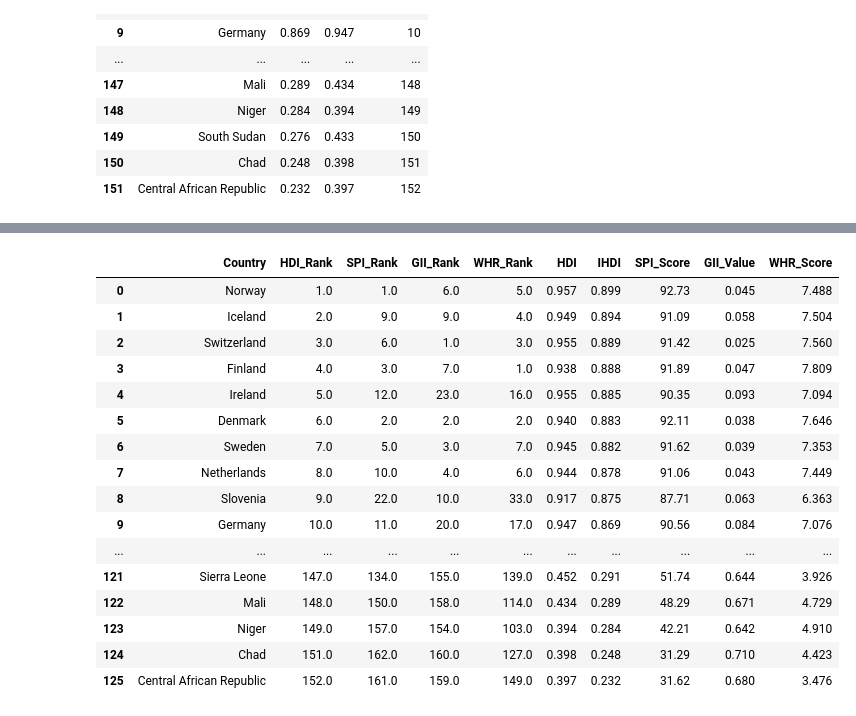
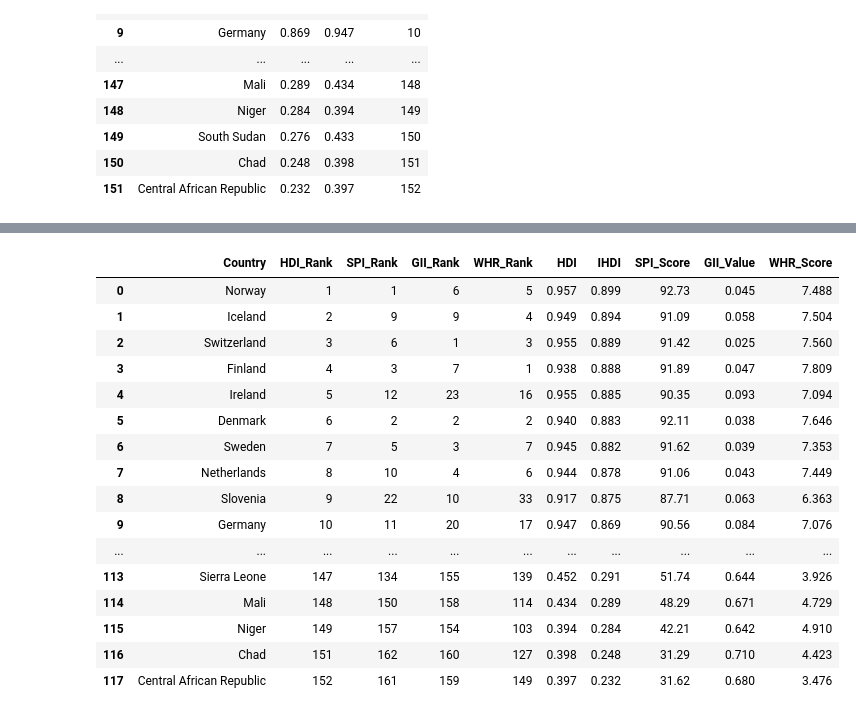
Before and after one commit to alebel94/IHDI-Scrapping-Analysis, a Jupyter notebook: data_graphing.ipynb, the cells around one changed output, grey strips where cells are left out. Cells and saved outputs as stored; diff of their text form; code cells hidden in the pictures.

```diff
--- a/data_graphing.ipynb
+++ b/data_graphing.ipynb
@@ -28,7 +28,6 @@ import pycountry_convert as pc
 # Inequality Human Development Index (IHDI)
 ihdi = pd.read_csv('csv_final_project/Inequality-Adjusted_HDI/Inequality_Adjusted_HDI_(IHDI)_(2020 report).csv', sep = ',').iloc[:, 1:]
 ihdi.rename(columns={'Rank':'HDI_Rank'}, inplace=True)
-ihdi_condensed = ihdi[['Country', 'IHDI', 'HDI', 'HDI_Rank']]
 ihdi_condensed
 # %% [output]
 |  | Country | IHDI | HDI | HDI_Rank |
@@ -201,39 +174,41 @@ See the caveats in the documentation: https://pandas.pydata.org/pandas-docs/stab
 | 152 | Afghanistan | 2.567 | 153 |
 # %%
 pd.options.display.max_rows = None
-full_table = ihdi_condensed.merge(gii_condensed, on = 'Country', how = 'outer')
-full_table_dropped = full_table.drop_duplicates(subset = 'Country').reset_index(drop = True)
+joined_table = ihdi_condensed.merge(gii_condensed, on = 'Country', how = 'outer')
+joined_table = joined_table.drop_duplicates(subset = 'Country').reset_index(drop = True)
 
-full_table = full_table.merge(spi_condensed, on = 'Country', how = 'outer')
-full_table_dropped = full_table.drop_duplicates(subset = 'Country').reset_index(drop = True)
+joined_table = joined_table.merge(spi_condensed, on = 'Country', how = 'outer')
+joined_table = joined_table.drop_duplicates(subset = 'Country').reset_index(drop = True)
 
-full_table = full_table.merge(whr_condensed, on = 'Country', how = 'outer')
-full_table_dropped = full_table.drop_duplicates(subset = 'Country').reset_index(drop = True)
+joined_table = joined_table.merge(whr_condensed, on = 'Country', how = 'outer')
+joined_table = joined_table.drop_duplicates(subset = 'Country').reset_index(drop = True)
 
-full_table_dropped = full_table_dropped[['Country', 'HDI_Rank', 'SPI_Rank', 'GII_Rank', 'WHR_Rank', 'HDI', 'IHDI', 'SPI_Score', 'GII_Value', 'WHR_Score']]
 
-full_table_dropped = full_table_dropped.replace(float('NaN'), '-1')
-full_table_dropped = full_table_dropped.astype({'HDI_Rank': 'int64', 'SPI_Rank': 'int64', 'GII_Rank': 'int64', 'WHR_Rank': 'int64', 'HDI': 'float', 'IHDI': 'float', 'SPI_Score': 'float', 'GII_Value': 'float', 'WHR_Score': 'float'})
-full_table_dropped = full_table_dropped.replace(-1, np.nan)
+joined_table = joined_table.replace(float("NaN"), np.nan)
+joined_table = joined_table.dropna(how='any').reset_index(drop = True)
+joined_table = joined_table.astype({'HDI_Rank': 'int64', 'SPI_Rank': 'int64', 'GII_Rank': 'int64', 'WHR_Rank': 'int64', 'HDI': 'float', 'IHDI': 'float', 'SPI_Score': 'float', 'GII_Value': 'float', 'WHR_Score': 'float'})
 
-main_table = full_table_dropped.dropna(how='any').reset_index(drop = True)
+
+
+main_table = joined_table[['Country',  'HDI_Rank', 'SPI_Rank', 'GII_Rank', 'WHR_Rank', 'HDI', 'IHDI', 'SPI_Score', 'GII_Value', 'WHR_Score']]
+
 
 main_table
 # %% [output]
 |  | Country | HDI_Rank | SPI_Rank | GII_Rank | WHR_Rank | HDI | IHDI | SPI_Score | GII_Value | WHR_Score |
-| 0 | Norway | 1.0 | 1.0 | 6.0 | 5.0 | 0.957 | 0.899 | 92.73 | 0.045 | 7.488 |
-| 1 | Iceland | 2.0 | 9.0 | 9.0 | 4.0 | 0.949 | 0.894 | 91.09 | 0.058 | 7.504 |
-| 2 | Switzerland | 3.0 | 6.0 | 1.0 | 3.0 | 0.955 | 0.889 | 91.42 | 0.025 | 7.560 |
-| 3 | Finland | 4.0 | 3.0 | 7.0 | 1.0 | 0.938 | 0.888 | 91.89 | 0.047 | 7.809 |
-| 4 | Ireland | 5.0 | 12.0 | 23.0 | 16.0 | 0.955 | 0.885 | 90.35 | 0.093 | 7.094 |
-| 5 | Denmark | 6.0 | 2.0 | 2.0 | 2.0 | 0.940 | 0.883 | 92.11 | 0.038 | 7.646 |
-| 6 | Sweden | 7.0 | 5.0 | 3.0 | 7.0 | 0.945 | 0.882 | 91.62 | 0.039 | 7.353 |
-| 7 | Netherlands | 8.0 | 10.0 | 4.0 | 6.0 | 0.944 | 0.878 | 91.06 | 0.043 | 7.449 |
-| 8 | Slovenia | 9.0 | 22.0 | 10.0 | 33.0 | 0.917 | 0.875 | 87.71 | 0.063 | 6.363 |
-| 9 | Germany | 10.0 | 11.0 | 20.0 | 17.0 | 0.947 | 0.869 | 90.56 | 0.084 | 7.076 |
+| 0 | Norway | 1 | 1 | 6 | 5 | 0.957 | 0.899 | 92.73 | 0.045 | 7.488 |
+| 1 | Iceland | 2 | 9 | 9 | 4 | 0.949 | 0.894 | 91.09 | 0.058 | 7.504 |
+| 2 | Switzerland | 3 | 6 | 1 | 3 | 0.955 | 0.889 | 91.42 | 0.025 | 7.560 |
+| 3 | Finland | 4 | 3 | 7 | 1 | 0.938 | 0.888 | 91.89 | 0.047 | 7.809 |
+| 4 | Ireland | 5 | 12 | 23 | 16 | 0.955 | 0.885 | 90.35 | 0.093 | 7.094 |
+| 5 | Denmark | 6 | 2 | 2 | 2 | 0.940 | 0.883 | 92.11 | 0.038 | 7.646 |
+| 6 | Sweden | 7 | 5 | 3 | 7 | 0.945 | 0.882 | 91.62 | 0.039 | 7.353 |
+| 7 | Netherlands | 8 | 10 | 4 | 6 | 0.944 | 0.878 | 91.06 | 0.043 | 7.449 |
+| 8 | Slovenia | 9 | 22 | 10 | 33 | 0.917 | 0.875 | 87.71 | 0.063 | 6.363 |
+| 9 | Germany | 10 | 11 | 20 | 17 | 0.947 | 0.869 | 90.56 | 0.084 | 7.076 |
 | ... | ... | ... | ... | ... | ... | ... | ... | ... | ... | ... |
-| 121 | Sierra Leone | 147.0 | 134.0 | 155.0 | 139.0 | 0.452 | 0.291 | 51.74 | 0.644 | 3.926 |
-| 122 | Mali | 148.0 | 150.0 | 158.0 | 114.0 | 0.434 | 0.289 | 48.29 | 0.671 | 4.729 |
-| 123 | Niger | 149.0 | 157.0 | 154.0 | 103.0 | 0.394 | 0.284 | 42.21 | 0.642 | 4.910 |
-| 124 | Chad | 151.0 | 162.0 | 160.0 | 127.0 | 0.398 | 0.248 | 31.29 | 0.710 | 4.423 |
-| 125 | Central African Republic | 152.0 | 161.0 | 159.0 | 149.0 | 0.397 | 0.232 | 31.62 | 0.680 | 3.476 |
+| 113 | Sierra Leone | 147 | 134 | 155 | 139 | 0.452 | 0.291 | 51.74 | 0.644 | 3.926 |
+| 114 | Mali | 148 | 150 | 158 | 114 | 0.434 | 0.289 | 48.29 | 0.671 | 4.729 |
+| 115 | Niger | 149 | 157 | 154 | 103 | 0.394 | 0.284 | 42.21 | 0.642 | 4.910 |
+| 116 | Chad | 151 | 162 | 160 | 127 | 0.398 | 0.248 | 31.29 | 0.710 | 4.423 |
+| 117 | Central African Republic | 152 | 161 | 159 | 149 | 0.397 | 0.232 | 31.62 | 0.680 | 3.476 |
```
Also changed, not shown: parts of 13 cells of this notebook, 10 other files.
